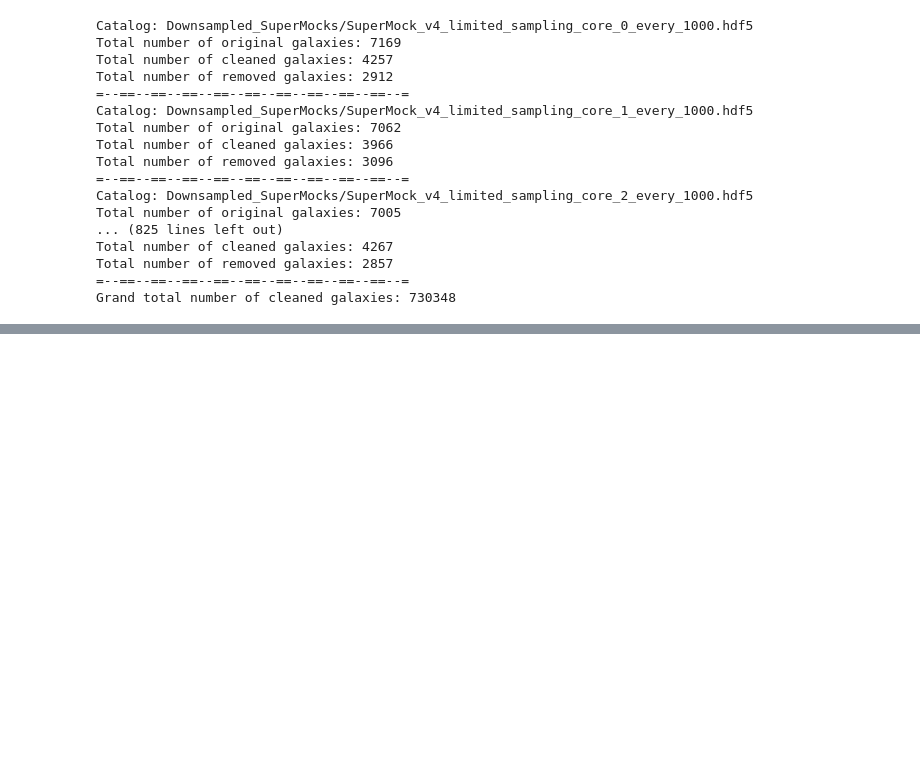
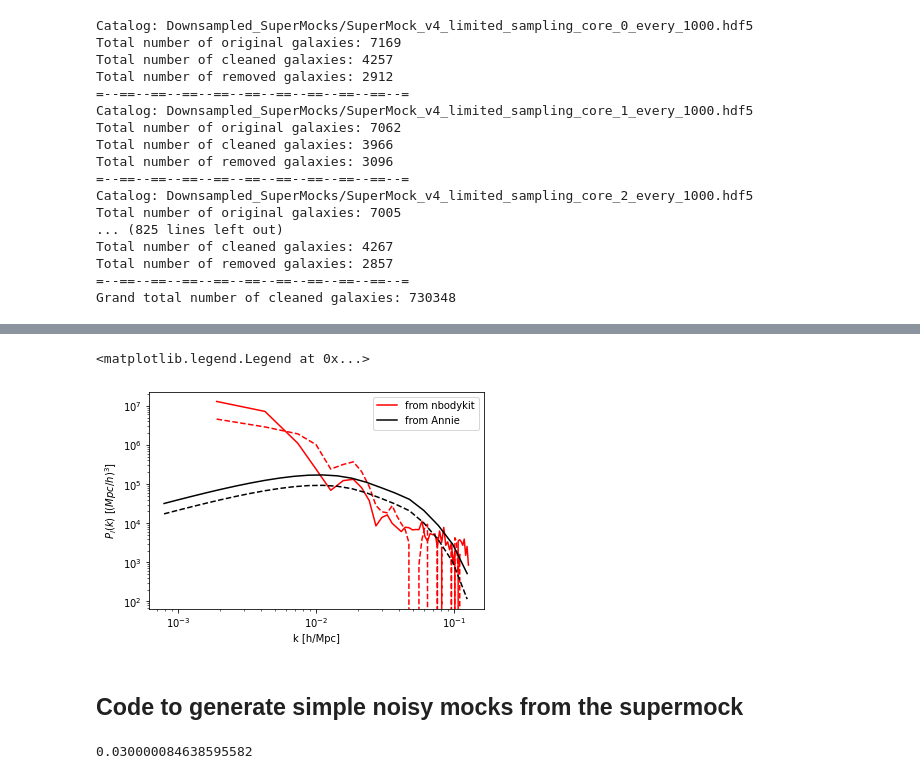
Before and after one commit to jadamo/spherex-lowk, a Jupyter notebook: lkl-testbed.ipynb, the cells around one changed output, grey strips where cells are left out. Cells and saved outputs as stored; diff of their text form; code cells hidden in the pictures; blank space fills up the shorter version.

```diff
--- a/lkl-testbed.ipynb
+++ b/lkl-testbed.ipynb
@@ -94,0 +257,12 @@ plt.show()
+# %%
+# we're dealing with a box right now, so we don't need to generate a random catalog (I think)
+
+Catalog_Survey = FKPCatalog(data, random, nbar="nbar")
+
+t1 = time.time()
+mesh = Catalog_Survey.to_mesh(Nmesh=128, nbar='nbar')
+result_survey = ConvolvedFFTPower(mesh, poles=[0,2], kmin=0.0, kmax=0.13)
+
+print("Power spectrum took {:0.2f} s to compute".format(time.time() - t1))
+#r = FFTPower(data, mode="1d", Nmesh=128, BoxSize=3400)
+#r = FFTPower(cat, mode='2d', Nmesh=32, Nmu=5, poles=[0,2,4])
@@ -94,0 +271,35 @@ plt.show()
+# %%
+prediction = np.loadtxt("redshift_bin_2_Joe.txt")
+k_pred = prediction[:,0]
+P0_pred = prediction[:,1]
+P2_pred = prediction[:,2]
+
+poles = result_survey.poles
+plt.plot(poles["k"], poles["power_0"].real - poles.attrs['shotnoise'], color="red", label="from nbodykit")
+plt.plot(poles["k"], poles["power_2"].real, color="red", ls="--")
+
+plt.plot(k_pred, P0_pred, color="black", label="from Annie")
+plt.plot(k_pred, P2_pred, color="black", ls="--")
+#plt.plot(poles["k"], poles["power_4"], label="l = 4")
+plt.xlabel(r"k [h/Mpc]")
+plt.ylabel(r"$P_l(k)$ $[(Mpc/h)^3]$")
+#plt.xscale("log")
+plt.yscale("log")
+plt.xscale("log")
+plt.legend()
+# %% [output]
+<matplotlib.legend.Legend at 0x...>
+[figure, added]
+# %% [markdown]
+## Code to generate simple noisy mocks from the supermock
+# %%
+sigma_ra = 0.05
+sigma_dec = 0.05
+# From the website, the 490M galaxy sample will have <10% redshift uncertainty
+# Alternatively, the smaller higher percision sample will havve ~0.3% uncertainty
+sigma_z = 0.1 * (min_z + max_z)/2.
+print(sigma_z)
+sigma_z = 0.01
+ra_noisy, dec_noisy, redshift_noisy = add_gaussian_noise(ra_cut, dec_cut, redshift_cut, sigma_ra, sigma_dec, sigma_z)
+# %% [output]
+0.030000084638595582
```
Also changed, not shown: parts of 15 cells of this notebook, 1 other file.
